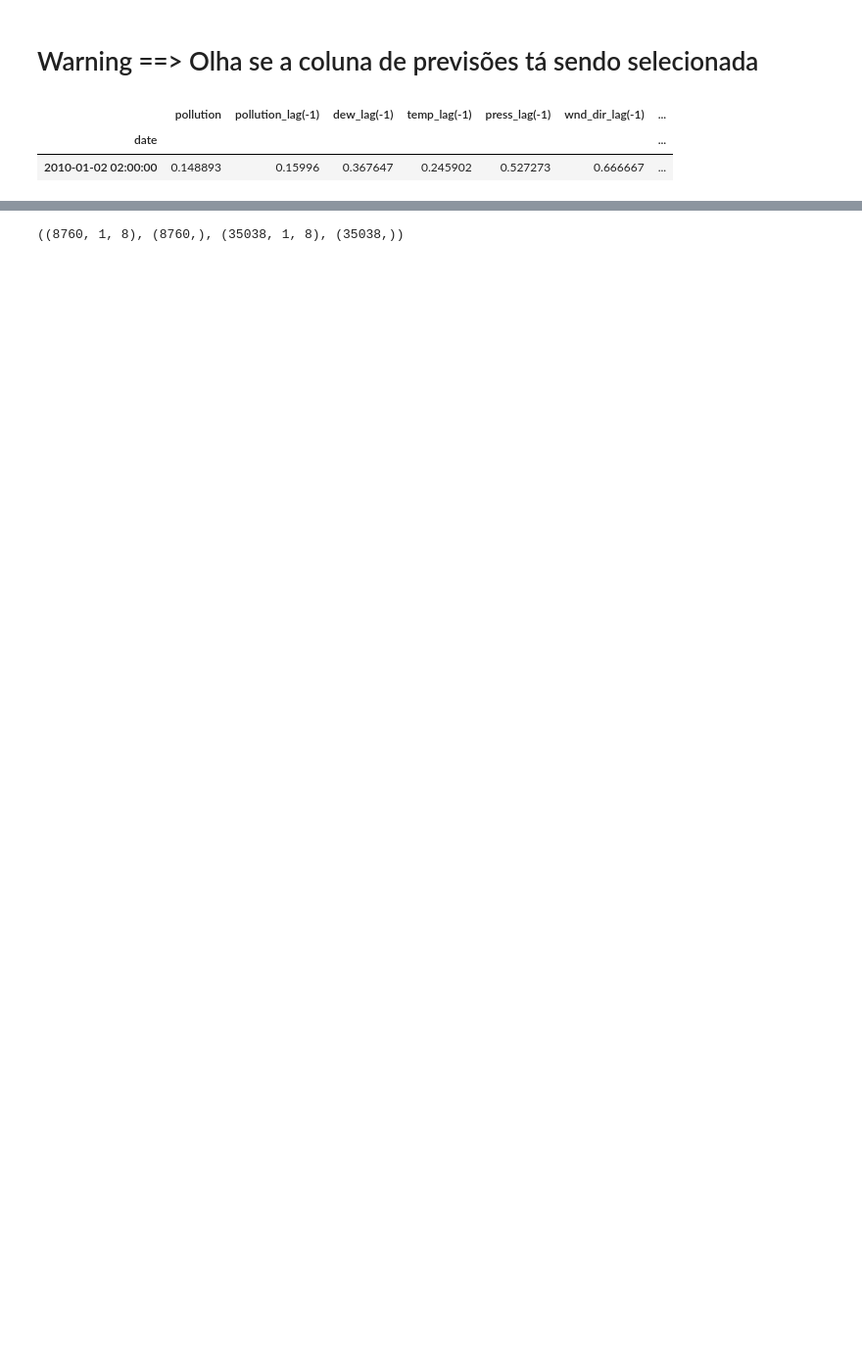
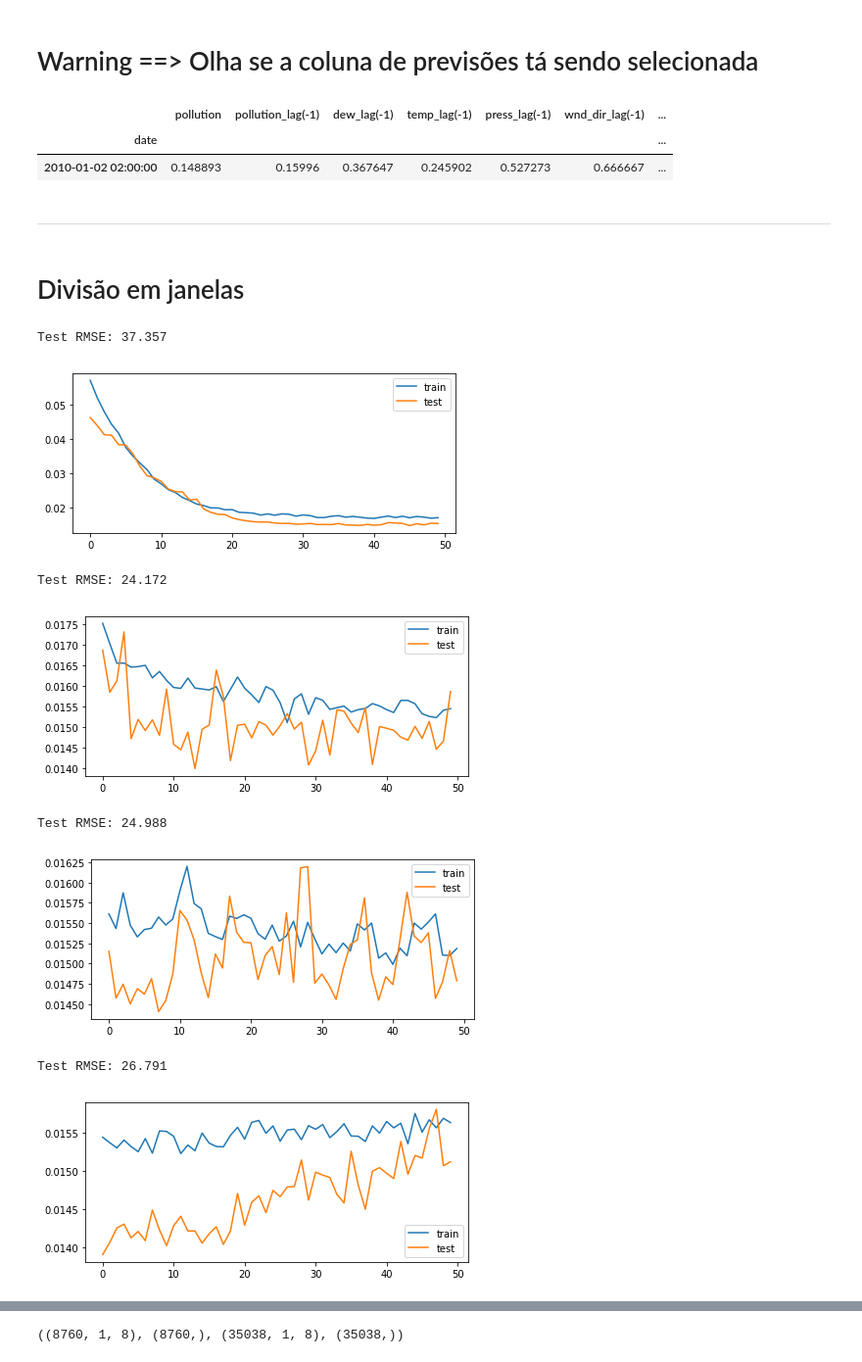
Before and after one commit to RGivisiez/Adv_ML, a Jupyter notebook: LSTM example.ipynb, the cells around one changed output, grey strips where cells are left out. Shown at 98% size. Saved outputs shown, nothing was run; the diff lists cells and outputs as text; code cells hidden in the pictures; blank space fills up the shorter version.

```diff
--- a/LSTM example.ipynb
+++ b/LSTM example.ipynb
@@ -106,3 +131,65 @@ df.head(1)
 |  | pollution | pollution_lag(-1) | dew_lag(-1) | temp_lag(-1) | press_lag(-1) | wnd_dir_lag(-1) | ... |
 | date |  |  |  |  |  |  | ... |
 | 2010-01-02 02:00:00 | 0.148893 | 0.15996 | 0.367647 | 0.245902 | 0.527273 | 0.666667 | ... |
+# %% [markdown]
+-------------------------------
+# %% [markdown]
+# Divisão em janelas
+# %%
+one_year = 365 * 24
+# %%
+splits = TimeSeriesSplit(n_splits=4)
+
+X = df.iloc[:one_year, :]
+
+for train_idx, test_idx in splits.split(X):
+
+    x_train = X.iloc[train_idx, 1:].values
+    y_train = X.iloc[train_idx, 0].values
+
+    x_test = X.iloc[test_idx, 1:].values
+    y_test = X.iloc[test_idx, 0].values
+
+    x_train = x_train.reshape((x_train.shape[0], 1, x_train.shape[1]))
+    x_test = x_test.reshape((x_test.shape[0], 1, x_test.shape[1]))
+
+    #Não sei se tem que criar o modelo toda hora.
+    model = Sequential()
+    model.add(LSTM(64, input_shape=(x_train.shape[1], x_train.shape[2])))
+    model.add(Dropout(0.3))
+    model.add(Dense(1))
+    model.compile(loss='mae', optimizer='adam')
+
+
+    history = model.fit(x_train, y_train, epochs=50, batch_size=72, validation_data=(x_test, y_test), verbose=0, shuffle=False)
+
+    plt.figure(figsize=(7, 3))
+    plt.plot(history.history['loss'], label='train')
+    plt.plot(history.history['val_loss'], label='test')
+    plt.legend()
+
+    yhat = model.predict(x_test)
+
+    yhat = scaler['pollution'].inverse_transform(yhat)
+
+    y = scaler['pollution'].inverse_transform(y_test.reshape((-1,1)))
+
+    rmse = np.sqrt(mean_squared_error(y, yhat))
+    print('Test RMSE: %.3f' % rmse)
+
+    #plt.figure(figsize=(15,3))
+    #plt.plot(X.values, c='b', label='Completo')
+    #plt.plot(train, c='r', label='Train')
+    #plt.plot([ len(train) - 1 + i for i in range(test.shape[0])], test, 'g', label='Test')
+    #plt.legend()
+
+    plt.show()
+# %% [output]
+Test RMSE: 37.357
+[figure, added]
+Test RMSE: 24.172
+[figure, added]
+Test RMSE: 24.988
+[figure, added]
+Test RMSE: 26.791
+[figure, added]
```
Also changed, not shown: parts of 28 cells of this notebook, 4 other files.
